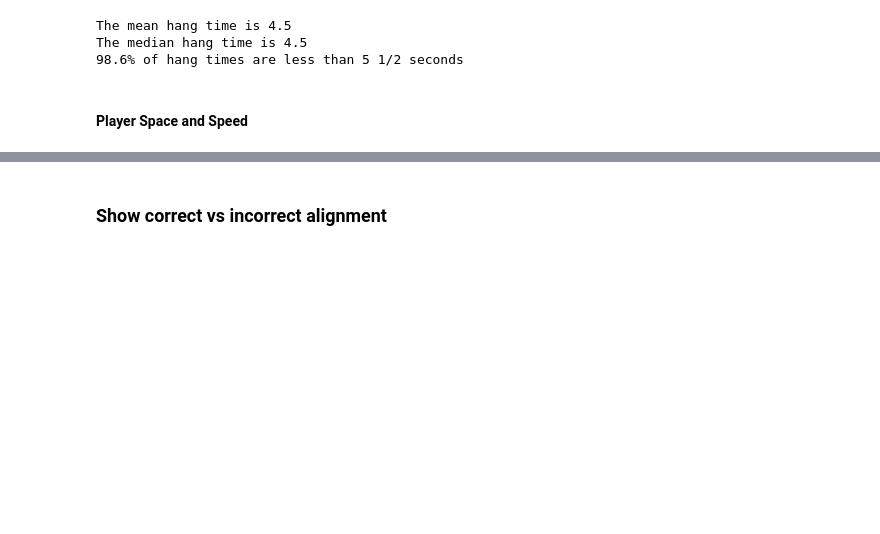
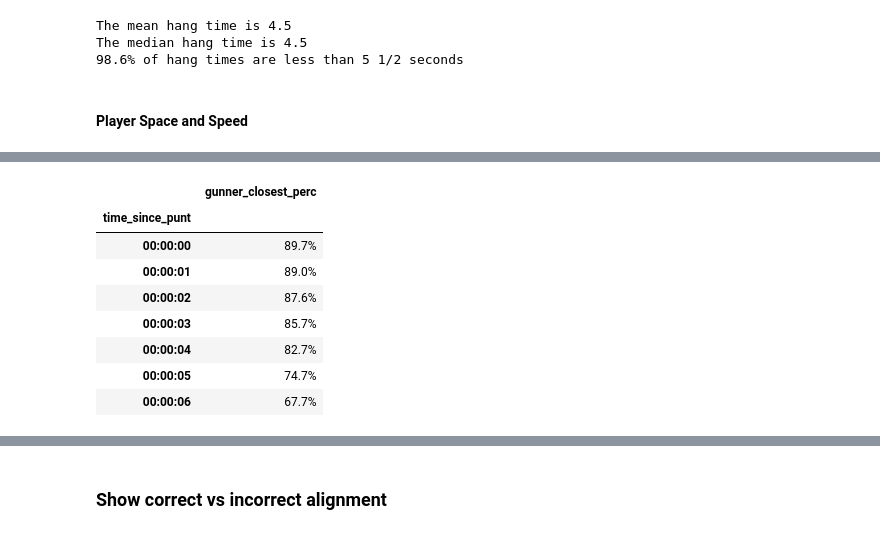
Before and after one commit to mtodisco10/nfl-punt-analytics, a Jupyter notebook: nfl_punt_script.ipynb, the cells around one changed output, grey strips where cells are left out. Drawn from its saved outputs; the diff is of its cells as text; code cells hidden in the pictures; blank space fills up the shorter version.

```diff
--- a/nfl_punt_script.ipynb
+++ b/nfl_punt_script.ipynb
@@ -552,0 +633,46 @@ iplot(figure1)
+# %%
+#From the graphs above, it's clear that on average the gunners are closest to the returner
+#The below code shows at each second, how often a gunner is the closest to the returner
+
+min_dist_from_ret = cov_ret_df.groupby(['Season_Year', 'GameKey','PlayID','time_since_punt'],
+                                       as_index = False)['dis_from_ret'].min()
+
+closest_df = cov_ret_df.merge(min_dist_from_ret.drop('time_since_punt', axis = 1),
+                              how = 'inner',
+                              on=['Season_Year', 'GameKey', 'PlayID', 'dis_from_ret'])
+
+
+closest_df = closest_df.groupby(['time_since_punt','cov_Role'],
+                   as_index=False)['dis_from_ret'].agg({'# of times closest': 'count',
+                                                        'avg distance':np.mean})\
+        .sort_values(['time_since_punt', '# of times closest'], ascending=[True, False])\
+        .reset_index(drop=True)
+
+gunner_times_closest = []
+other_times_closest = []
+
+for sec in closest_df.time_since_punt.unique():
+    sec_df = closest_df.loc[closest_df.time_since_punt == sec]
+    gunner_times_closest.append(sec_df.loc[sec_df.cov_Role.isin(['GR', 'GL'])]['# of times closest'].sum())
+    other_times_closest.append(sec_df.loc[-sec_df.cov_Role.isin(['GR', 'GL'])]['# of times closest'].sum())
+
+final_closest_df = pd.DataFrame({'time_since_punt': closest_df.time_since_punt.unique(),
+            'gunner_closest': gunner_times_closest,
+              'other_closest': other_times_closest
+             }, columns = ['time_since_punt', 'gunner_closest', 'other_closest'])
+
+final_closest_df['gunner_closest_perc'] = (final_closest_df['gunner_closest'] / \
+                                          (final_closest_df['gunner_closest'] + final_closest_df['other_closest']) \
+                                            * 100).round(1).astype(str) + '%'
+
+final_closest_df[['time_since_punt','gunner_closest_perc']].set_index('time_since_punt')
+# %% [output]
+|  | gunner_closest_perc |
+| time_since_punt |  |
+| 00:00:00 | 89.7% |
+| 00:00:01 | 89.0% |
+| 00:00:02 | 87.6% |
+| 00:00:03 | 85.7% |
+| 00:00:04 | 82.7% |
+| 00:00:05 | 74.7% |
+| 00:00:06 | 67.7% |
```
Also changed, not shown: parts of 29 cells of this notebook.
